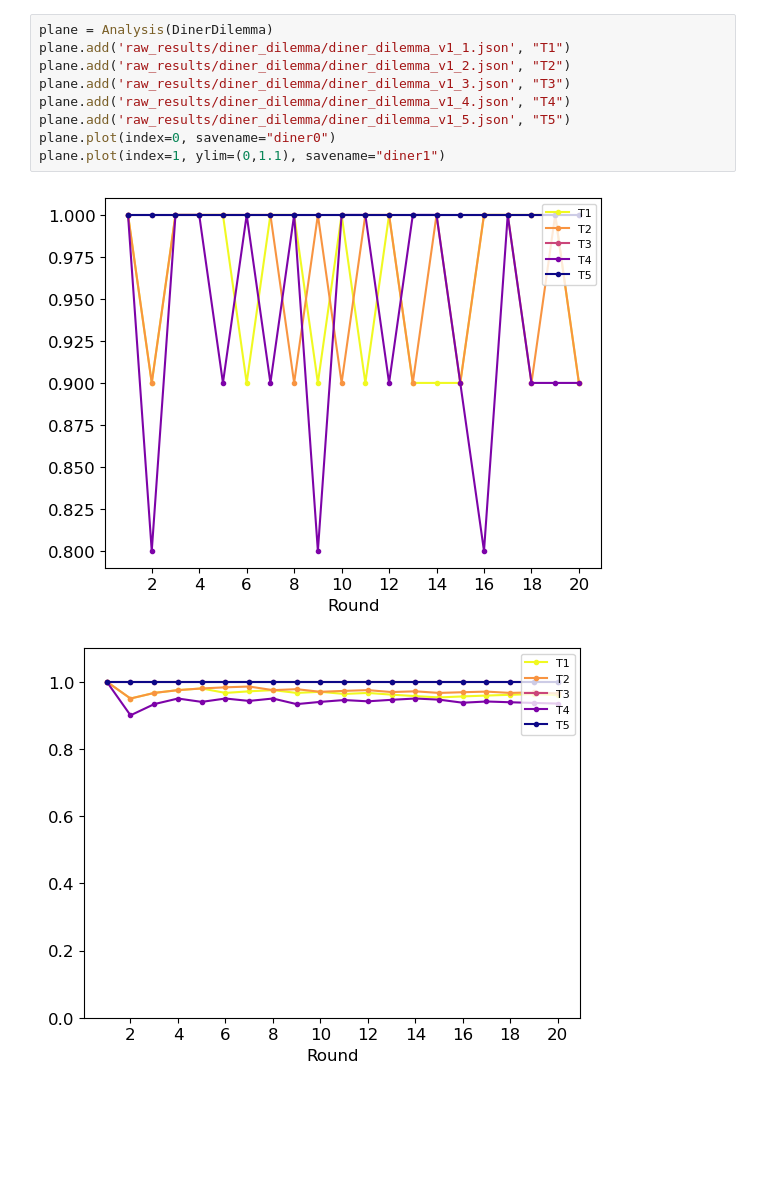
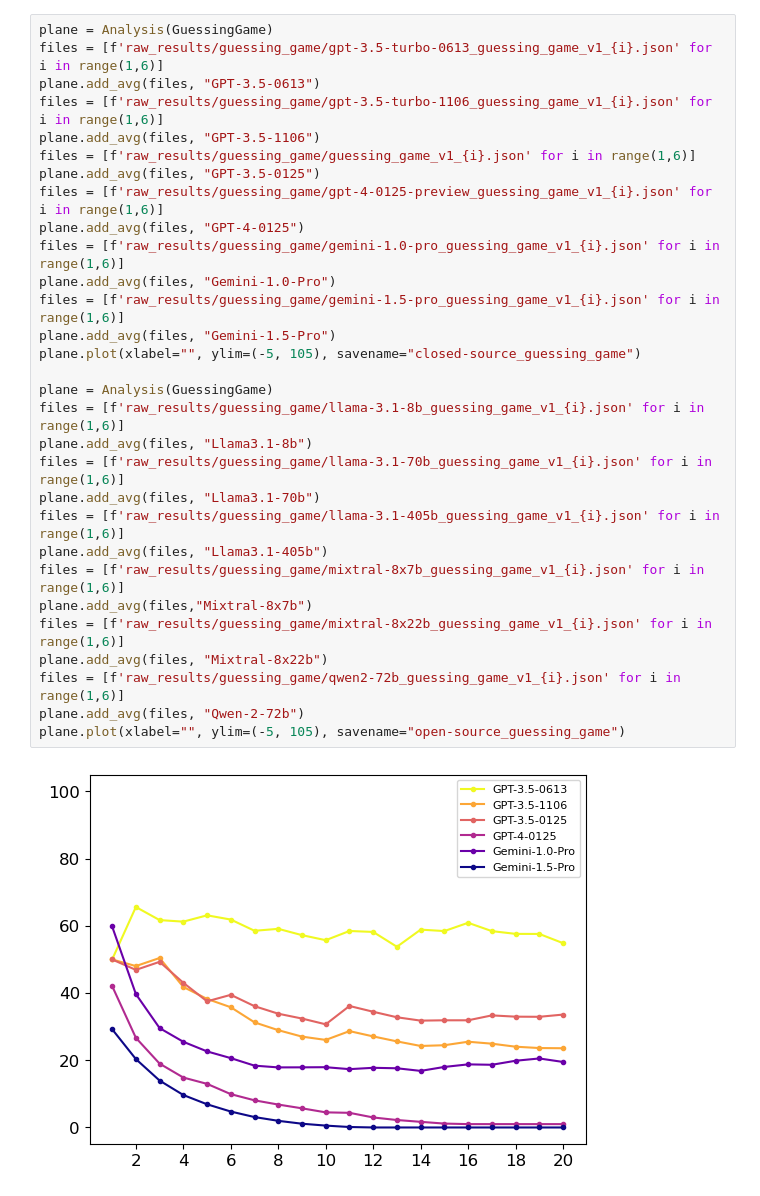
Before and after one commit to CUHK-ARISE/GAMABench, a Jupyter notebook: analysis_main.ipynb, the cells around one changed output. Saved outputs shown, nothing was run; the diff lists cells and outputs as text; blank space fills up the shorter version.

```diff
--- a/analysis_main.ipynb
+++ b/analysis_main.ipynb
@@ -20,12 +12,32 @@ plane.plot(ylim=(0,100), savename="guessing_sample")
-# %%
-plane = Analysis(DinerDilemma)
-plane.add('raw_results/diner_dilemma/diner_dilemma_v1_1.json', "T1")
-plane.add('raw_results/diner_dilemma/diner_dilemma_v1_2.json', "T2")
-plane.add('raw_results/diner_dilemma/diner_dilemma_v1_3.json', "T3")
-plane.add('raw_results/diner_dilemma/diner_dilemma_v1_4.json', "T4")
-plane.add('raw_results/diner_dilemma/diner_dilemma_v1_5.json', "T5")
-plane.plot(index=0, savename="diner0")
-plane.plot(index=1, ylim=(0,1.1), savename="diner1")
-# %% [output]
-[figure, removed]
-[figure, removed]
+# %%
+plane = Analysis(GuessingGame)
+files = [f'raw_results/guessing_game/gpt-3.5-turbo-0613_guessing_game_v1_{i}.json' for i in range(1,6)]
+plane.add_avg(files, "GPT-3.5-0613")
+files = [f'raw_results/guessing_game/gpt-3.5-turbo-1106_guessing_game_v1_{i}.json' for i in range(1,6)]
+plane.add_avg(files, "GPT-3.5-1106")
+files = [f'raw_results/guessing_game/guessing_game_v1_{i}.json' for i in range(1,6)]
+plane.add_avg(files, "GPT-3.5-0125")
+files = [f'raw_results/guessing_game/gpt-4-0125-preview_guessing_game_v1_{i}.json' for i in range(1,6)]
+plane.add_avg(files, "GPT-4-0125")
+files = [f'raw_results/guessing_game/gemini-1.0-pro_guessing_game_v1_{i}.json' for i in range(1,6)]
+plane.add_avg(files, "Gemini-1.0-Pro")
+files = [f'raw_results/guessing_game/gemini-1.5-pro_guessing_game_v1_{i}.json' for i in range(1,6)]
+plane.add_avg(files, "Gemini-1.5-Pro")
+plane.plot(xlabel="", ylim=(-5, 105), savename="closed-source_guessing_game")
+
+plane = Analysis(GuessingGame)
+files = [f'raw_results/guessing_game/llama-3.1-8b_guessing_game_v1_{i}.json' for i in range(1,6)]
+plane.add_avg(files, "Llama3.1-8b")
+files = [f'raw_results/guessing_game/llama-3.1-70b_guessing_game_v1_{i}.json' for i in range(1,6)]
+plane.add_avg(files, "Llama3.1-70b")
+files = [f'raw_results/guessing_game/llama-3.1-405b_guessing_game_v1_{i}.json' for i in range(1,6)]
+plane.add_avg(files, "Llama3.1-405b")
+files = [f'raw_results/guessing_game/mixtral-8x7b_guessing_game_v1_{i}.json' for i in range(1,6)]
+plane.add_avg(files,"Mixtral-8x7b")
+files = [f'raw_results/guessing_game/mixtral-8x22b_guessing_game_v1_{i}.json' for i in range(1,6)]
+plane.add_avg(files, "Mixtral-8x22b")
+files = [f'raw_results/guessing_game/qwen2-72b_guessing_game_v1_{i}.json' for i in range(1,6)]
+plane.add_avg(files, "Qwen-2-72b")
+plane.plot(xlabel="", ylim=(-5, 105), savename="open-source_guessing_game")
+# %% [output]
+[figure, added]
```
Also changed, not shown: parts of 6 cells of this notebook, 2 other files.
